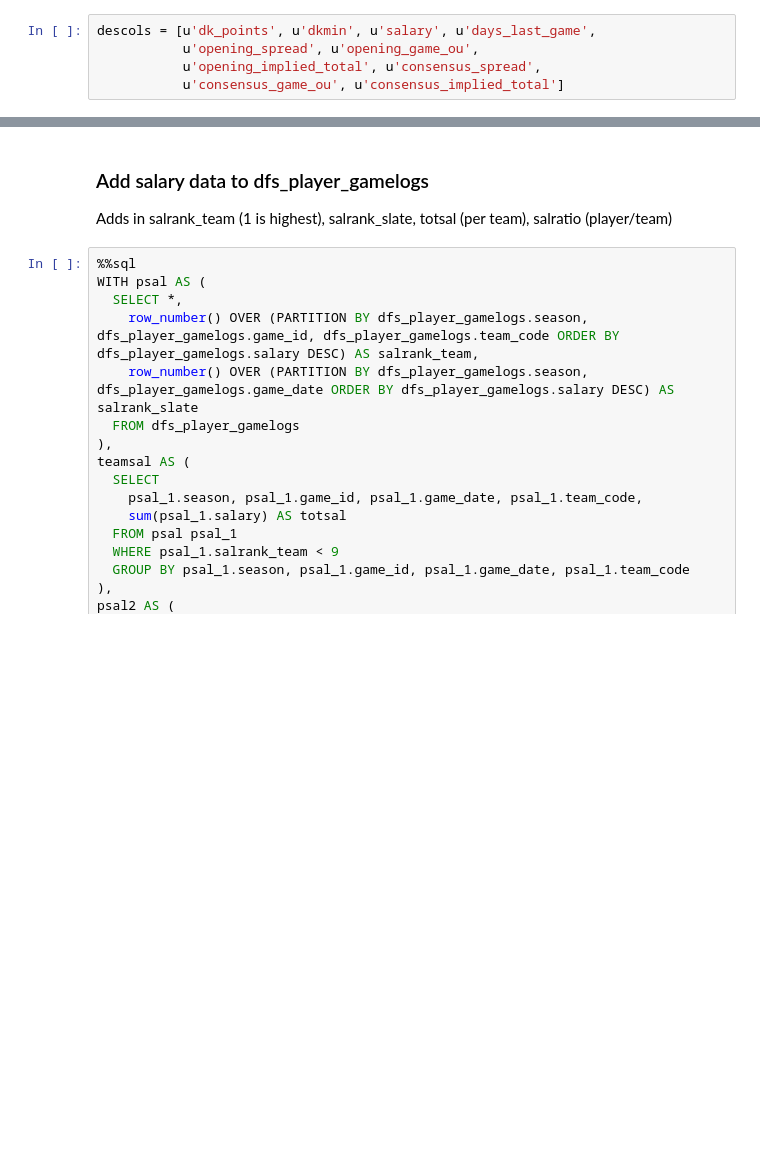
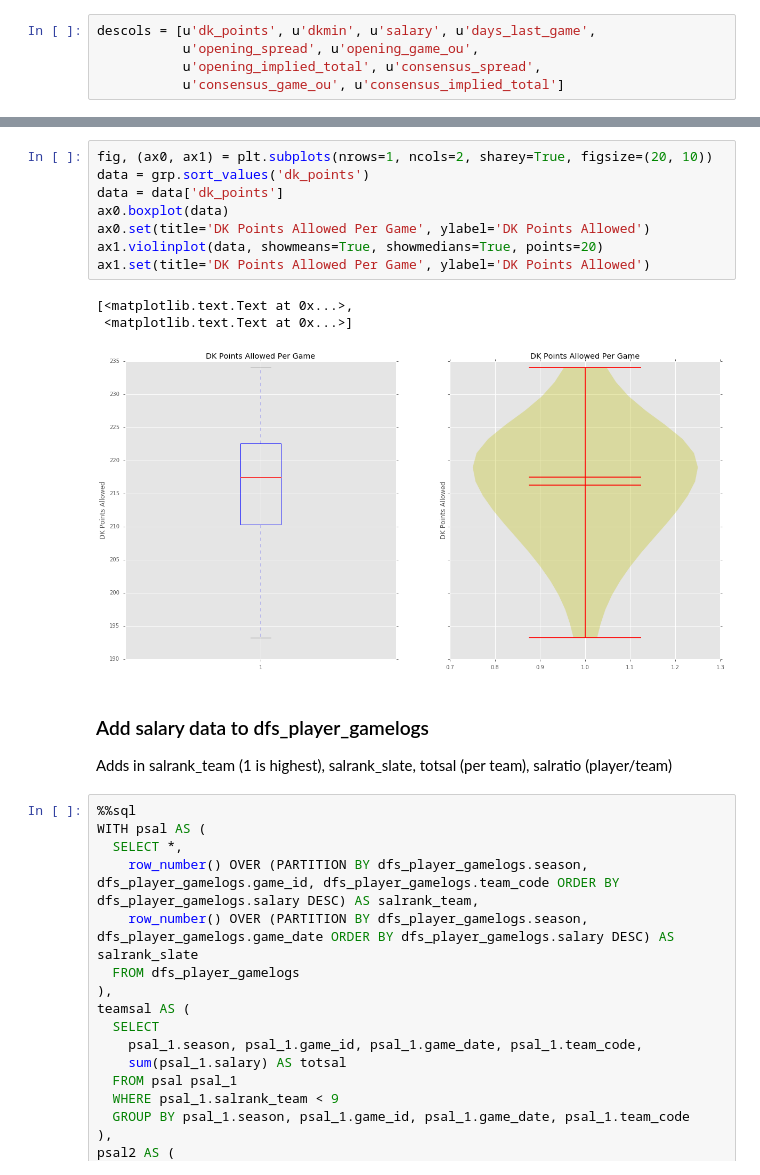
Before and after one commit to bother7/nba-1, a Jupyter notebook: examples/dk_model.ipynb, the cells around one changed output, grey strips where cells are left out. Cells and saved outputs as stored; diff of their text form; blank space fills up the shorter version.

```diff
--- a/examples/dk_model.ipynb
+++ b/examples/dk_model.ipynb
@@ -56,3 +84,15 @@ df[descols].query('dk_points >= 10').describe()
+# %%
+fig, (ax0, ax1) = plt.subplots(nrows=1, ncols=2, sharey=True, figsize=(20, 10))
+data = grp.sort_values('dk_points')
+data = data['dk_points']
+ax0.boxplot(data)
+ax0.set(title='DK Points Allowed Per Game', ylabel='DK Points Allowed')
+ax1.violinplot(data, showmeans=True, showmedians=True, points=20)
+ax1.set(title='DK Points Allowed Per Game', ylabel='DK Points Allowed')
+# %% [output]
+[<matplotlib.text.Text at 0x...>,
+ <matplotlib.text.Text at 0x...>]
+[figure, added]
 # %% [markdown]
 ### Add salary data to dfs_player_gamelogs
 
```
Also changed, not shown: parts of 5 cells of this notebook, 13 other files.
